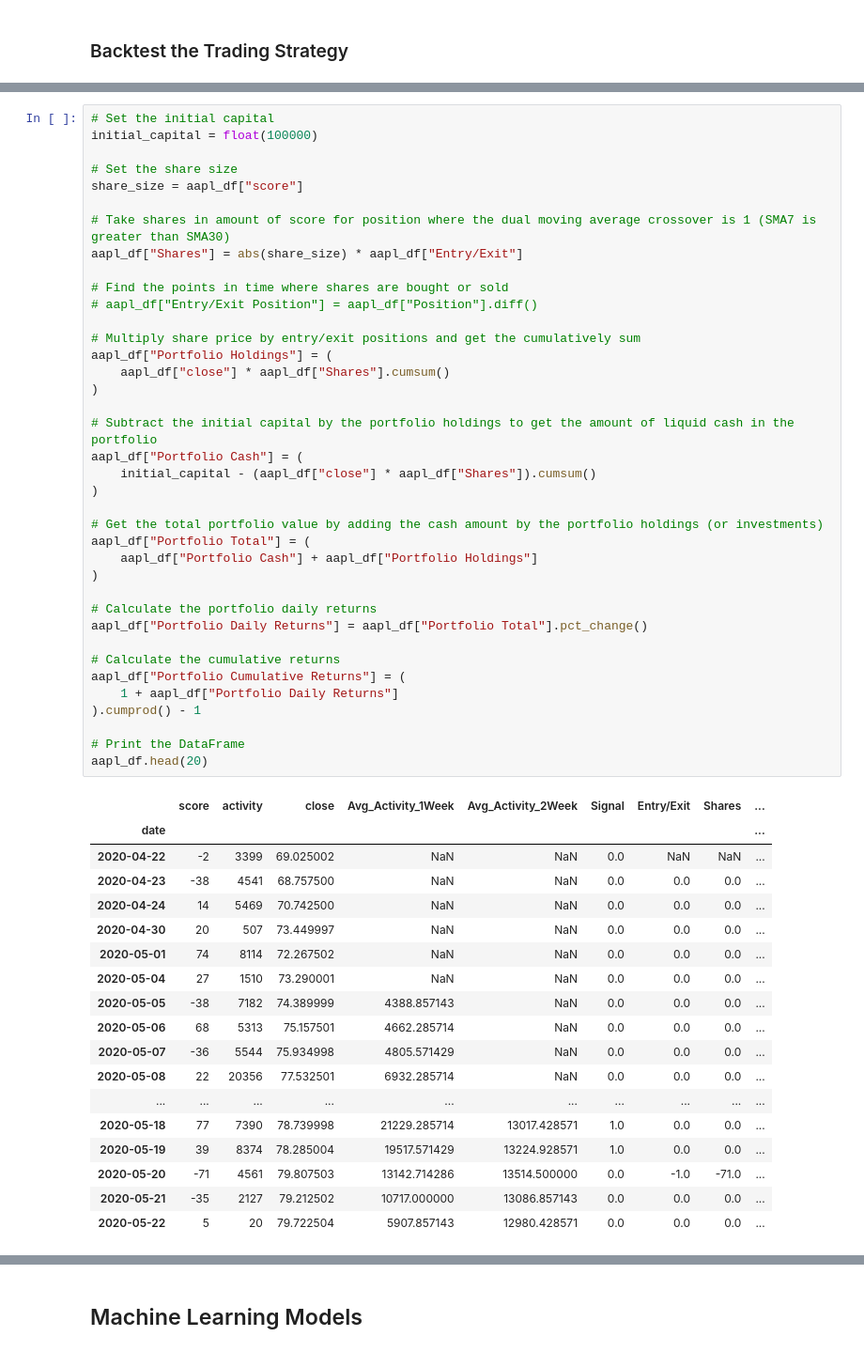
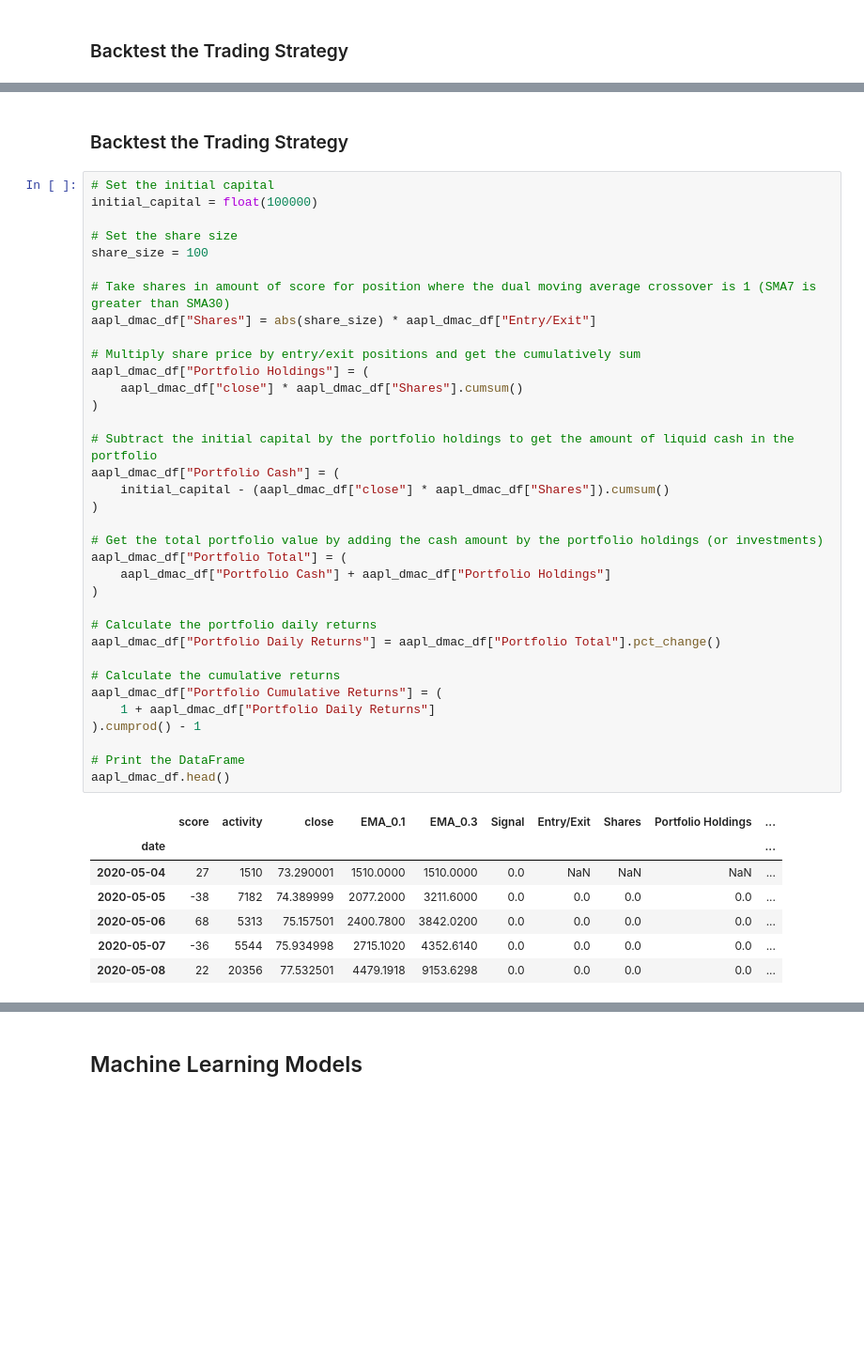
Before and after one commit to stk714/SocialMediaBets, a Jupyter notebook: Social_Sentiment_AAPL.ipynb, the cells around one changed output, grey strips where cells are left out. Shown at 94% size. Drawn from its saved outputs; the diff is of its cells as text; blank space fills up the shorter version.

```diff
--- a/Social_Sentiment_AAPL.ipynb
+++ b/Social_Sentiment_AAPL.ipynb
@@ -231,57 +366,45 @@ aapl_close_plot + aapl_activity_plot
+# %% [markdown]
+### Backtest the Trading Strategy
 # %%
 # Set the initial capital
 initial_capital = float(100000)
 
 # Set the share size
-share_size = aapl_df["score"]
+share_size = 100
 
 # Take shares in amount of score for position where the dual moving average crossover is 1 (SMA7 is greater than SMA30)
-aapl_df["Shares"] = abs(share_size) * aapl_df["Entry/Exit"]
-
-# Find the points in time where shares are bought or sold
-# aapl_df["Entry/Exit Position"] = aapl_df["Position"].diff()
+aapl_dmac_df["Shares"] = abs(share_size) * aapl_dmac_df["Entry/Exit"]
 
 # Multiply share price by entry/exit positions and get the cumulatively sum
-aapl_df["Portfolio Holdings"] = (
-    aapl_df["close"] * aapl_df["Shares"].cumsum()
+aapl_dmac_df["Portfolio Holdings"] = (
+    aapl_dmac_df["close"] * aapl_dmac_df["Shares"].cumsum()
 )
 
 # Subtract the initial capital by the portfolio holdings to get the amount of liquid cash in the portfolio
-aapl_df["Portfolio Cash"] = (
-    initial_capital - (aapl_df["close"] * aapl_df["Shares"]).cumsum()
+aapl_dmac_df["Portfolio Cash"] = (
+    initial_capital - (aapl_dmac_df["close"] * aapl_dmac_df["Shares"]).cumsum()
 )
 
 # Get the total portfolio value by adding the cash amount by the portfolio holdings (or investments)
-aapl_df["Portfolio Total"] = (
-    aapl_df["Portfolio Cash"] + aapl_df["Portfolio Holdings"]
+aapl_dmac_df["Portfolio Total"] = (
+    aapl_dmac_df["Portfolio Cash"] + aapl_dmac_df["Portfolio Holdings"]
 )
 
 # Calculate the portfolio daily returns
-aapl_df["Portfolio Daily Returns"] = aapl_df["Portfolio Total"].pct_change()
+aapl_dmac_df["Portfolio Daily Returns"] = aapl_dmac_df["Portfolio Total"].pct_change()
 
 # Calculate the cumulative returns
-aapl_df["Portfolio Cumulative Returns"] = (
-    1 + aapl_df["Portfolio Daily Returns"]
+aapl_dmac_df["Portfolio Cumulative Returns"] = (
+    1 + aapl_dmac_df["Portfolio Daily Returns"]
 ).cumprod() - 1
 
 # Print the DataFrame
-aapl_df.head(20)
+aapl_dmac_df.head()
 # %% [output]
-|  | score | activity | close | Avg_Activity_1Week | Avg_Activity_2Week | Signal | Entry/Exit | Shares | ... |
-| date |  |  |  |  |  |  |  |  | ... |
-| 2020-04-22 | -2 | 3399 | 69.025002 | NaN | NaN | 0.0 | NaN | NaN | ... |
-| 2020-04-23 | -38 | 4541 | 68.757500 | NaN | NaN | 0.0 | 0.0 | 0.0 | ... |
-| 2020-04-24 | 14 | 5469 | 70.742500 | NaN | NaN | 0.0 | 0.0 | 0.0 | ... |
-| 2020-04-30 | 20 | 507 | 73.449997 | NaN | NaN | 0.0 | 0.0 | 0.0 | ... |
-| 2020-05-01 | 74 | 8114 | 72.267502 | NaN | NaN | 0.0 | 0.0 | 0.0 | ... |
-| 2020-05-04 | 27 | 1510 | 73.290001 | NaN | NaN | 0.0 | 0.0 | 0.0 | ... |
-| 2020-05-05 | -38 | 7182 | 74.389999 | 4388.857143 | NaN | 0.0 | 0.0 | 0.0 | ... |
-| 2020-05-06 | 68 | 5313 | 75.157501 | 4662.285714 | NaN | 0.0 | 0.0 | 0.0 | ... |
-| 2020-05-07 | -36 | 5544 | 75.934998 | 4805.571429 | NaN | 0.0 | 0.0 | 0.0 | ... |
-| 2020-05-08 | 22 | 20356 | 77.532501 | 6932.285714 | NaN | 0.0 | 0.0 | 0.0 | ... |
-| ... | ... | ... | ... | ... | ... | ... | ... | ... | ... |
-| 2020-05-18 | 77 | 7390 | 78.739998 | 21229.285714 | 13017.428571 | 1.0 | 0.0 | 0.0 | ... |
-| 2020-05-19 | 39 | 8374 | 78.285004 | 19517.571429 | 13224.928571 | 1.0 | 0.0 | 0.0 | ... |
-| 2020-05-20 | -71 | 4561 | 79.807503 | 13142.714286 | 13514.500000 | 0.0 | -1.0 | -71.0 | ... |
-| 2020-05-21 | -35 | 2127 | 79.212502 | 10717.000000 | 13086.857143 | 0.0 | 0.0 | 0.0 | ... |
-| 2020-05-22 | 5 | 20 | 79.722504 | 5907.857143 | 12980.428571 | 0.0 | 0.0 | 0.0 | ... |
+|  | score | activity | close | EMA_0.1 | EMA_0.3 | Signal | Entry/Exit | Shares | Portfolio Holdings | ... |
+| date |  |  |  |  |  |  |  |  |  | ... |
+| 2020-05-04 | 27 | 1510 | 73.290001 | 1510.0000 | 1510.0000 | 0.0 | NaN | NaN | NaN | ... |
+| 2020-05-05 | -38 | 7182 | 74.389999 | 2077.2000 | 3211.6000 | 0.0 | 0.0 | 0.0 | 0.0 | ... |
+| 2020-05-06 | 68 | 5313 | 75.157501 | 2400.7800 | 3842.0200 | 0.0 | 0.0 | 0.0 | 0.0 | ... |
+| 2020-05-07 | -36 | 5544 | 75.934998 | 2715.1020 | 4352.6140 | 0.0 | 0.0 | 0.0 | 0.0 | ... |
+| 2020-05-08 | 22 | 20356 | 77.532501 | 4479.1918 | 9153.6298 | 0.0 | 0.0 | 0.0 | 0.0 | ... |
```
Also changed, not shown: parts of 63 cells of this notebook, 1 other file.
